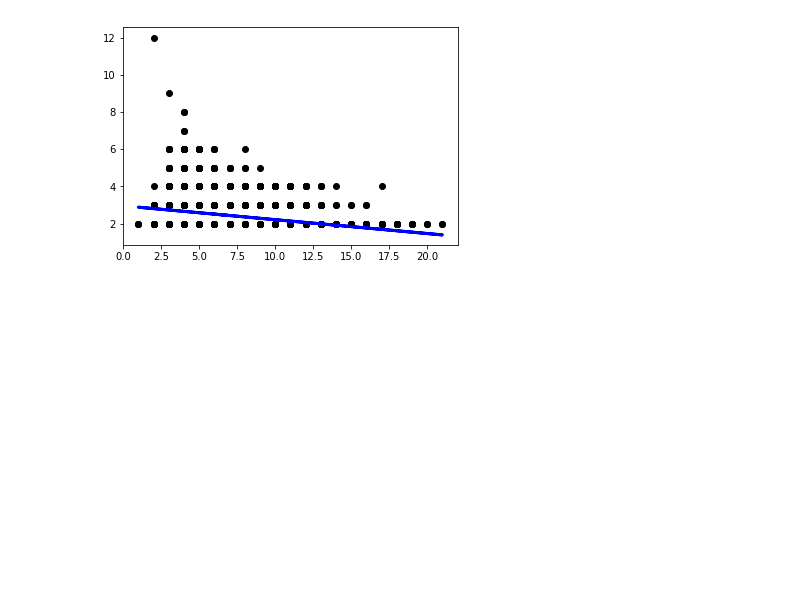
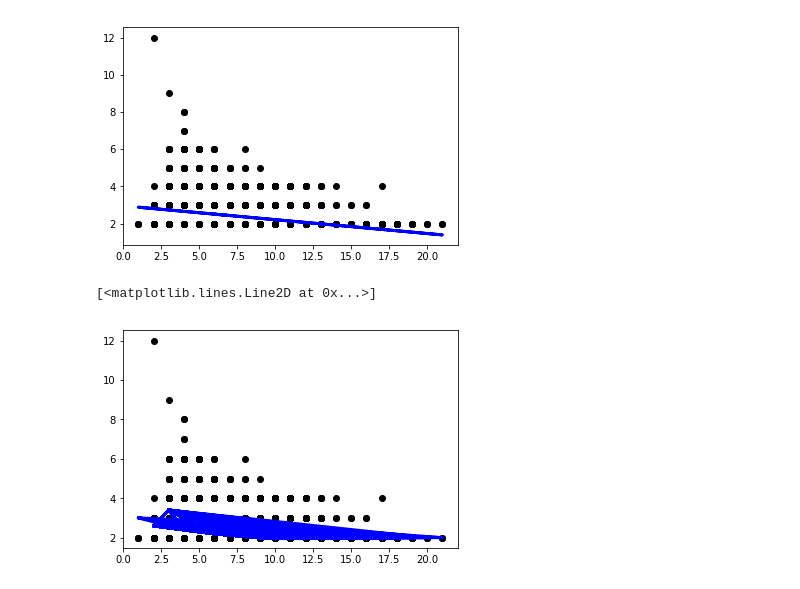
Before and after one commit to rogerior/jsl, a Jupyter notebook: jsl.ipynb, the cells around one changed output. Cells and saved outputs as stored; diff of their text form; code cells hidden in the pictures; blank space fills up the shorter version.

```diff
--- a/jsl.ipynb
+++ b/jsl.ipynb
@@ -64,6 +66,8 @@ y1 = y1.reshape(-1, 1)
 x_train, x_test, y_train, y_test = train_test_split(x1,y1, test_size=0.2, random_state=1)
 # %%
 regr = linear_model.LinearRegression()
+knn = KNeighborsRegressor()
 # %%
 regr.fit(x_train, y_train)
+knn.fit(x_train, y_train)
 # %% [output]
@@ -71,2 +77,3 @@ LinearRegression(copy_X=True, fit_intercept=True, n_jobs=1, normalize=False)
 # %%
 y_pred = regr.predict(x_test)
+knn_pred = knn.predict(x_test)
@@ -76,3 +89,9 @@ plt.plot(x_test, y_pred, color='blue', linewidth=3)
 # %% [output]
 [<matplotlib.lines.Line2D at 0x...>]
 [figure]
+# %%
+plt.scatter(x_test, y_test,  color='black')
+plt.plot(x_test, knn_pred, color='blue', linewidth=3)
+# %% [output]
+[<matplotlib.lines.Line2D at 0x...>]
+[figure, added]
```
Also changed, not shown: parts of 3 cells of this notebook.
